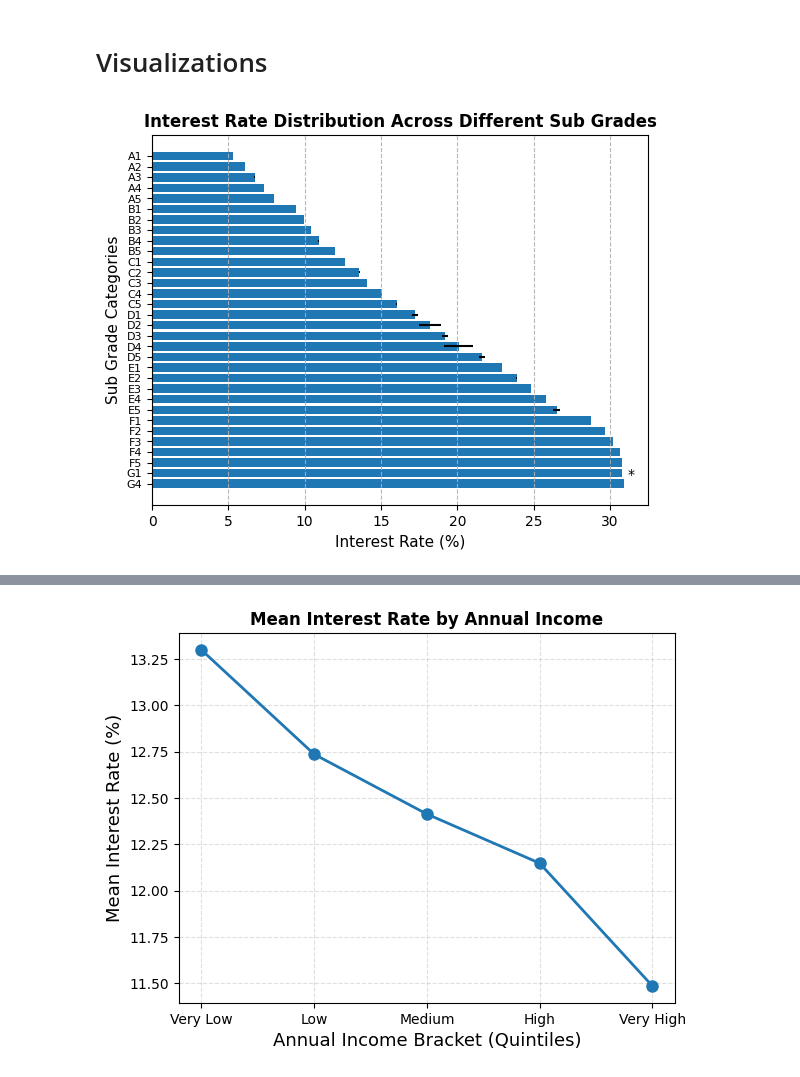
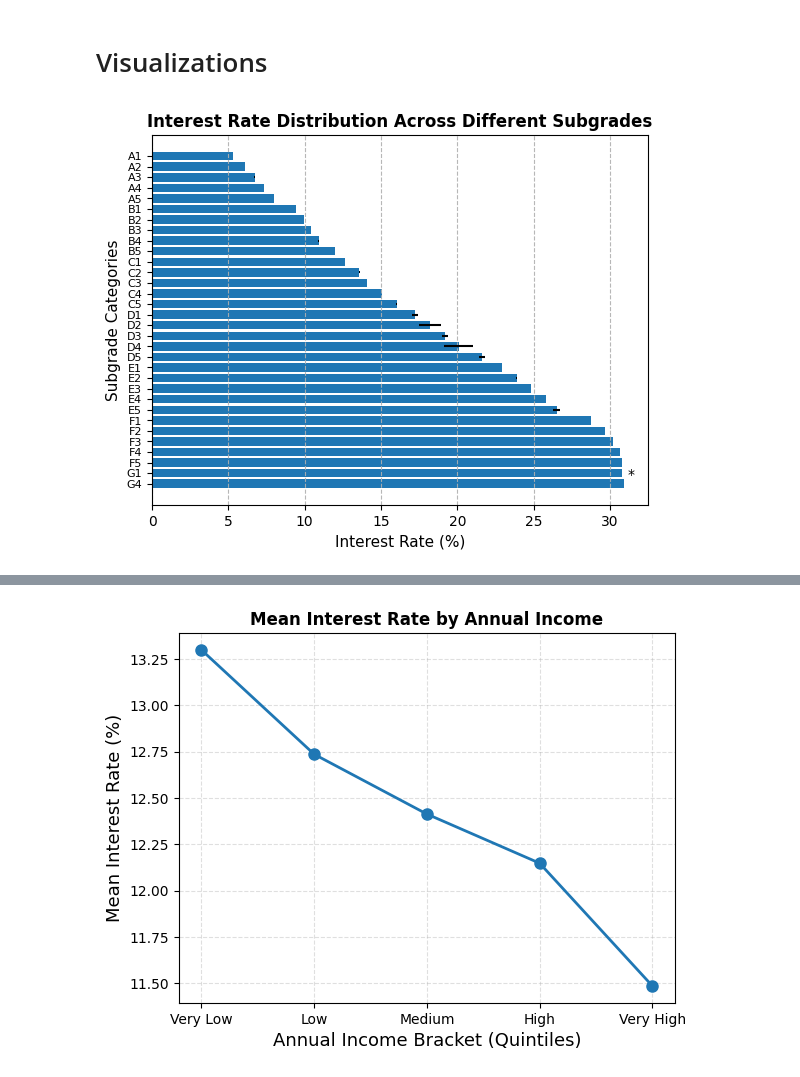
Before and after one commit to oliviaguo1234/lendingclub_loans, a Jupyter notebook: OliviaGuo_loans.ipynb, the cells around one changed output, grey strips where cells are left out. Drawn from its saved outputs; the diff is of its cells as text; code cells hidden in the pictures.

```diff
--- a/OliviaGuo_loans.ipynb
+++ b/OliviaGuo_loans.ipynb
@@ -1191,28 +1188,28 @@ Testing Data R2: 0.9261638157752301
 # %%
 grade_means = loans_df.groupby('sub_grade')['interest_rate'].mean()
 grade_sds = loans_df.groupby('sub_grade')['interest_rate'].std()
 grade_means = grade_means.sort_index(ascending=False)
 grade_sds = grade_sds.sort_index(ascending=False)
 
 y = grade_means.index
 plt.barh(y, grade_means, xerr=grade_sds)
 x = loans_df['interest_rate'].max()
 
 #plt.plot([x+0.2, x+0.4, x+0.4, x+0.2], [0,0,1,1])
 plt.text(x+0.42, 0.5, "*", ha="center")
 
-plt.title('Interest Rate Distribution Across Different Sub Grades', fontweight='bold')
-plt.ylabel('Sub Grade Categories', fontsize=11)
+plt.title('Interest Rate Distribution Across Different Subgrades', fontweight='bold')
+plt.ylabel('Subgrade Categories', fontsize=11)
 plt.xlabel('Interest Rate (%)', fontsize=11)
 #plt.figtext(0.5, 0.02, 'Figure 1: Name of figure one', ha="center")
 
 plt.yticks(fontsize=8)
 plt.grid(axis='x', linestyle='--', alpha=0.9)
 
 plt.savefig('sub_grade_anova.png')
 plt.show()
 # %% [output]
-[figure, old version]
+[figure, new version]
 # %%
 #scatterplot to show predicted vs actual interest rates
 plt.scatter(y_test, pred, alpha=0.3)
```
Also changed, not shown: parts of 7 cells of this notebook.
